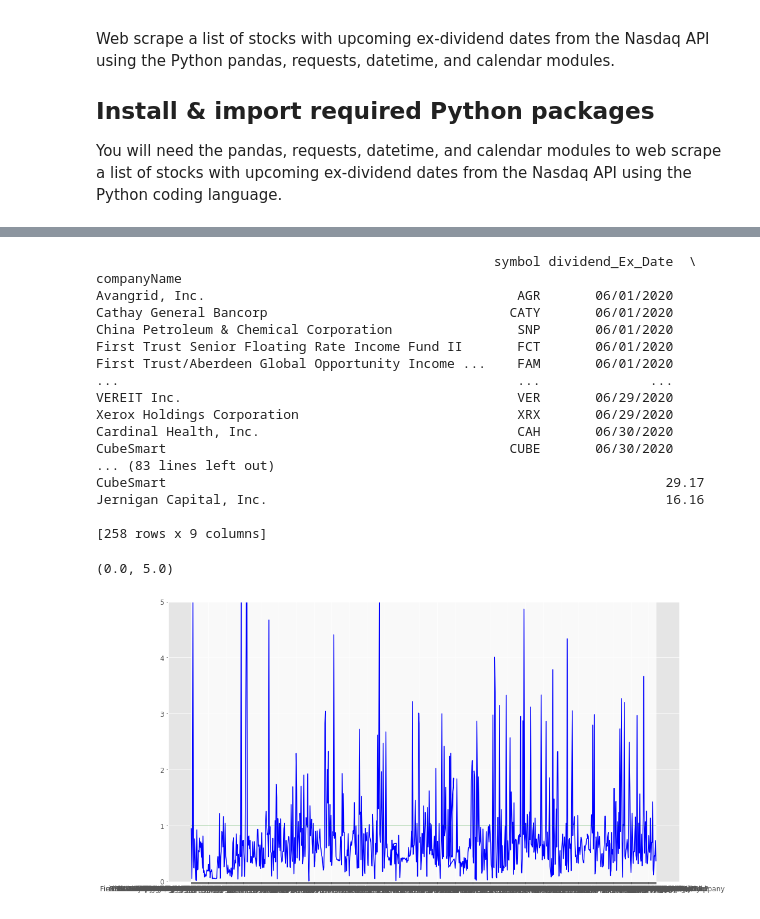
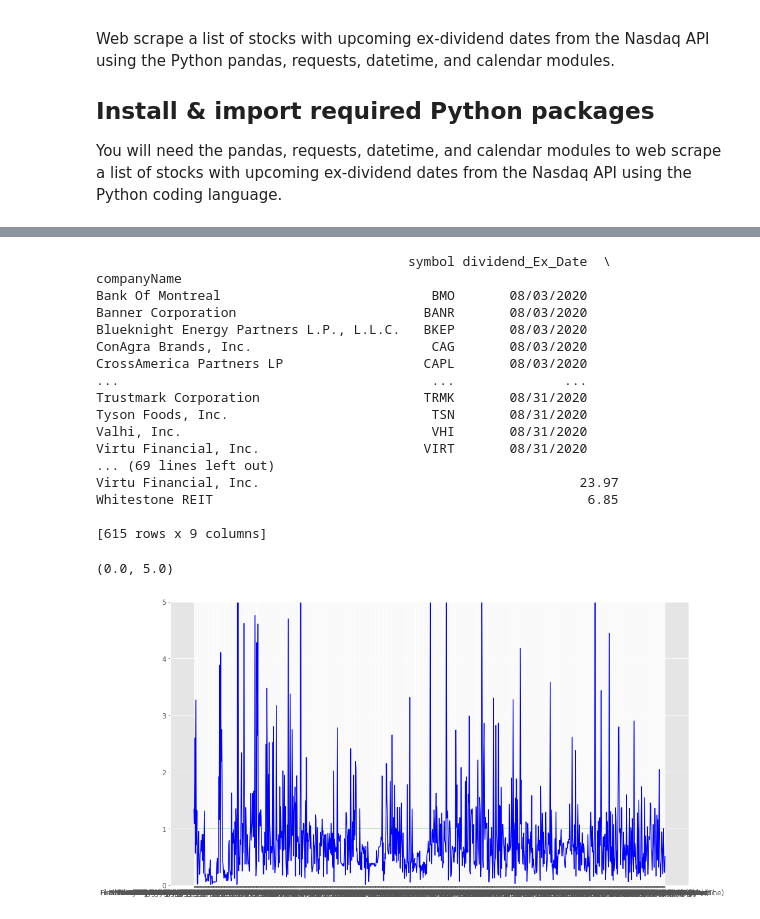
Before and after one commit to leifoo/python, a Jupyter notebook: stock/Dividend_Calendar.ipynb, the cells around one changed output, grey strips where cells are left out. Cells and saved outputs as stored; diff of their text form; code cells hidden in the pictures.

Commit message:
update dividend file and covered call

```diff
--- a/stock/Dividend_Calendar.ipynb
+++ b/stock/Dividend_Calendar.ipynb
@@ -128,7 +128,7 @@ class dividend_calendar:
 
 if __name__ == '__main__':
     year = 2020
-    month = 6
+    month = 8
 
     day_today = int(dt.datetime.now().strftime("%d"))
 
@@ -192,35 +192,35 @@ div_perc= final_df['dividend_Rate'] / final_df[today_time] * 100.0
 final_df.insert(2, 'Dividend Percent', div_perc)
 # %%
 # Output all stocks that dividend > threshold
-threshold = 0.8
+threshold = 0.5
 print(final_df[final_df['Dividend Percent'] >= threshold])
 # final_df[final_df['Dividend_Perc'] >= threshold].to_csv('stock_dividend.csv')
-final_df[final_df['Dividend Percent'] >= threshold].to_csv('stock_dividend_{}.csv'.format(day_today))
+final_df[final_df['Dividend Percent'] >= threshold].to_csv('stock_dividend_{}_{}.csv'.format(month, day_today))
 
 
 plt.plot(final_df['Dividend Percent'], color='blue')
 plt.plot(final_df.index, [1]*len(final_df.index), color='green', alpha=0.25)
 plt.ylim([0, 5])
 # %% [output]
-                                                   symbol dividend_Ex_Date  \
+                                        symbol dividend_Ex_Date  \
 companyName
-Avangrid, Inc.                                        AGR       06/01/2020
-Cathay General Bancorp                               CATY       06/01/2020
-China Petroleum & Chemical Corporation                SNP       06/01/2020
-First Trust Senior Floating Rate Income Fund II       FCT       06/01/2020
-First Trust/Aberdeen Global Opportunity Income ...    FAM       06/01/2020
-...                                                   ...              ...
-VEREIT Inc.                                           VER       06/29/2020
-Xerox Holdings Corporation                            XRX       06/29/2020
-Cardinal Health, Inc.                                 CAH       06/30/2020
-CubeSmart                                            CUBE       06/30/2020
-... (83 lines left out)
-CubeSmart                                                                29.17
-Jernigan Capital, Inc.                                                   16.16
+Bank Of Montreal                           BMO       08/03/2020
+Banner Corporation                        BANR       08/03/2020
+Blueknight Energy Partners L.P., L.L.C.   BKEP       08/03/2020
+ConAgra Brands, Inc.                       CAG       08/03/2020
+CrossAmerica Partners LP                  CAPL       08/03/2020
+...                                        ...              ...
+Trustmark Corporation                     TRMK       08/31/2020
+Tyson Foods, Inc.                          TSN       08/31/2020
+Valhi, Inc.                                VHI       08/31/2020
+Virtu Financial, Inc.                     VIRT       08/31/2020
+... (69 lines left out)
+Virtu Financial, Inc.                                         23.97
+Whitestone REIT                                                6.85
 
-[258 rows x 9 columns]
+[615 rows x 9 columns]
 (0.0, 5.0)
-[figure, old version]
+[figure, new version]
 # %%
 start = dt.datetime(year, month, 1)
 end = dt.datetime.now()
```
Also changed, not shown: parts of 3 cells of this notebook, 1 other file.
